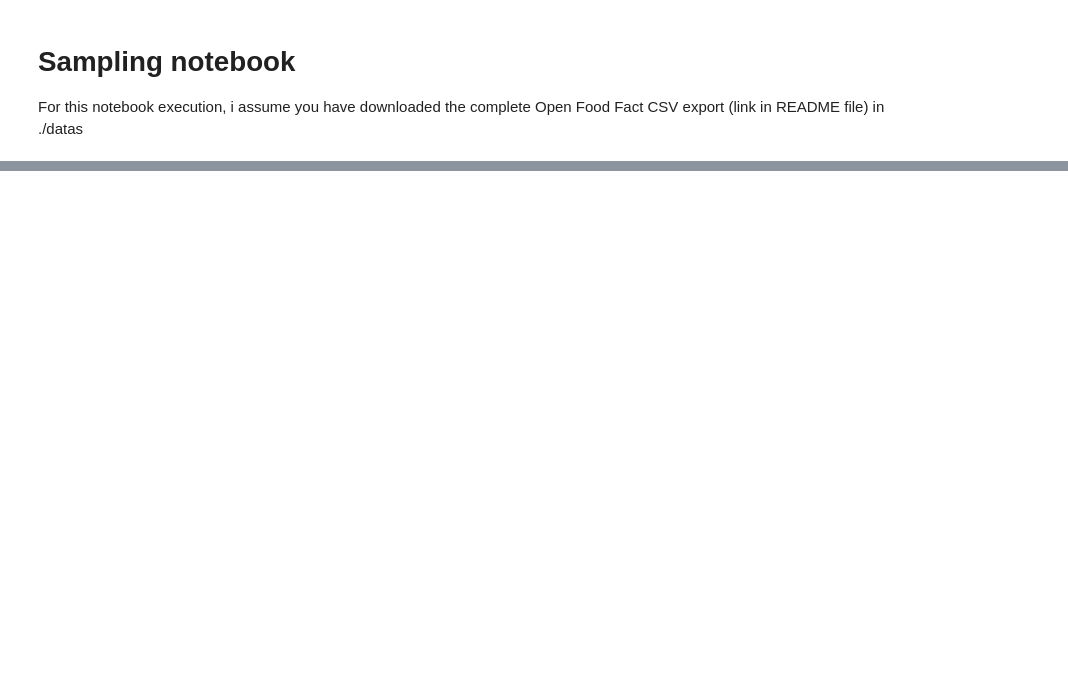
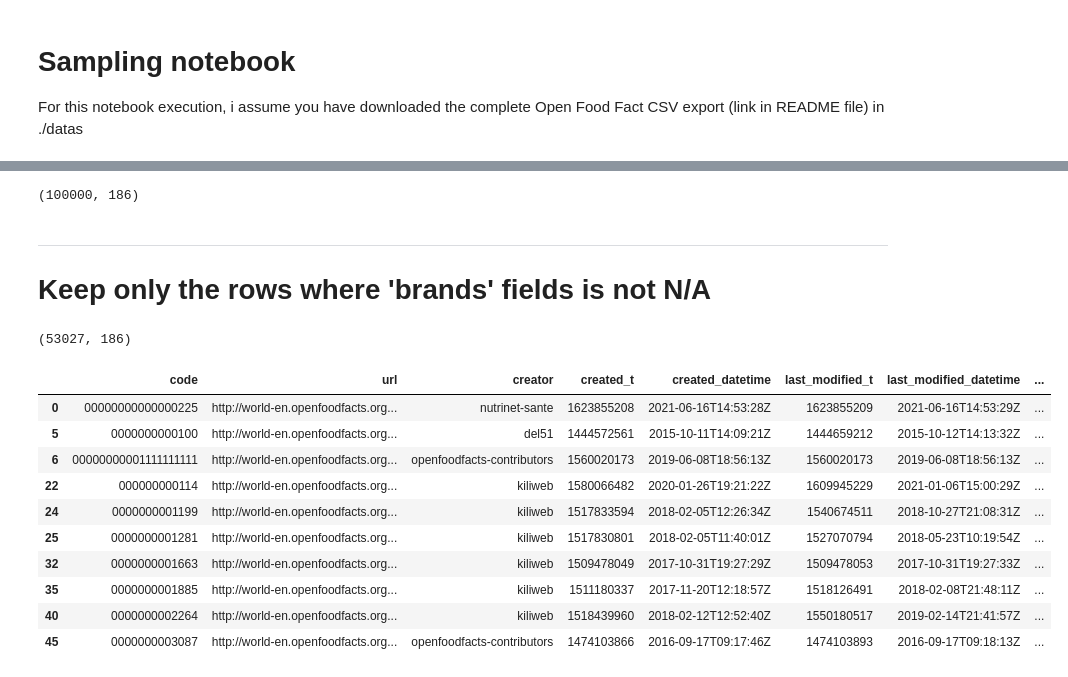
Before and after one commit to curiousmindflow/oc-ml-p2, a Jupyter notebook: sampling.ipynb, the cells around one changed output, grey strips where cells are left out. Saved outputs shown, nothing was run; the diff lists cells and outputs as text; code cells hidden in the pictures; blank space fills up the shorter version.

Commit message:
sampling notebook: file correctly parsed, chunking method

```diff
--- a/sampling.ipynb
+++ b/sampling.ipynb
@@ -14,0 +15,46 @@ rows_nb
+# %%
+data = pd.DataFrame()
+
+types = {
+    "code": np.string_,
+    "packaging_text": np.string_,
+    "emb_codes": np.string_,
+    "emb_codes_tags": np.string_,
+    "first_packaging_code_geo": np.string_,
+    "cities_tags": np.string_,
+    "ingredients_from_palm_oil_tags": np.string_
+}
+
+for chunk in pd.read_csv("./datas/en.openfoodfacts.org.products.csv", sep="\t", skipinitialspace=True, nrows=100000, chunksize=100000, dtype=types):
+    data = pd.concat([data, chunk])
+    del chunk
+
+row_nb, col_nb = data.shape
+(row_nb, col_nb)
+# %% [output]
+(100000, 186)
+# %% [markdown]
+***
+# Keep only the rows where 'brands' fields is not N/A
+# %%
+data = data[data.brands.notna()]
+
+row_nb, col_nb = data.shape
+(row_nb, col_nb)
+# %% [output]
+(53027, 186)
+# %%
+pd.set_option("display.max_columns", None)
+data.head(10)
+# %% [output]
+|  | code | url | creator | created_t | created_datetime | last_modified_t | last_modified_datetime | ... |
+| 0 | 00000000000000225 | http://world-en.openfoodfacts.org... | nutrinet-sante | 1623855208 | 2021-06-16T14:53:28Z | 1623855209 | 2021-06-16T14:53:29Z | ... |
+| 5 | 0000000000100 | http://world-en.openfoodfacts.org... | del51 | 1444572561 | 2015-10-11T14:09:21Z | 1444659212 | 2015-10-12T14:13:32Z | ... |
+| 6 | 00000000001111111111 | http://world-en.openfoodfacts.org... | openfoodfacts-contributors | 1560020173 | 2019-06-08T18:56:13Z | 1560020173 | 2019-06-08T18:56:13Z | ... |
+| 22 | 000000000114 | http://world-en.openfoodfacts.org... | kiliweb | 1580066482 | 2020-01-26T19:21:22Z | 1609945229 | 2021-01-06T15:00:29Z | ... |
+| 24 | 0000000001199 | http://world-en.openfoodfacts.org... | kiliweb | 1517833594 | 2018-02-05T12:26:34Z | 1540674511 | 2018-10-27T21:08:31Z | ... |
+| 25 | 0000000001281 | http://world-en.openfoodfacts.org... | kiliweb | 1517830801 | 2018-02-05T11:40:01Z | 1527070794 | 2018-05-23T10:19:54Z | ... |
+| 32 | 0000000001663 | http://world-en.openfoodfacts.org... | kiliweb | 1509478049 | 2017-10-31T19:27:29Z | 1509478053 | 2017-10-31T19:27:33Z | ... |
+| 35 | 0000000001885 | http://world-en.openfoodfacts.org... | kiliweb | 1511180337 | 2017-11-20T12:18:57Z | 1518126491 | 2018-02-08T21:48:11Z | ... |
+| 40 | 0000000002264 | http://world-en.openfoodfacts.org... | kiliweb | 1518439960 | 2018-02-12T12:52:40Z | 1550180517 | 2019-02-14T21:41:57Z | ... |
+| 45 | 0000000003087 | http://world-en.openfoodfacts.org... | openfoodfacts-contributors | 1474103866 | 2016-09-17T09:17:46Z | 1474103893 | 2016-09-17T09:18:13Z | ... |
```
Also changed, not shown: parts of 8 cells of this notebook, 2 other files.
